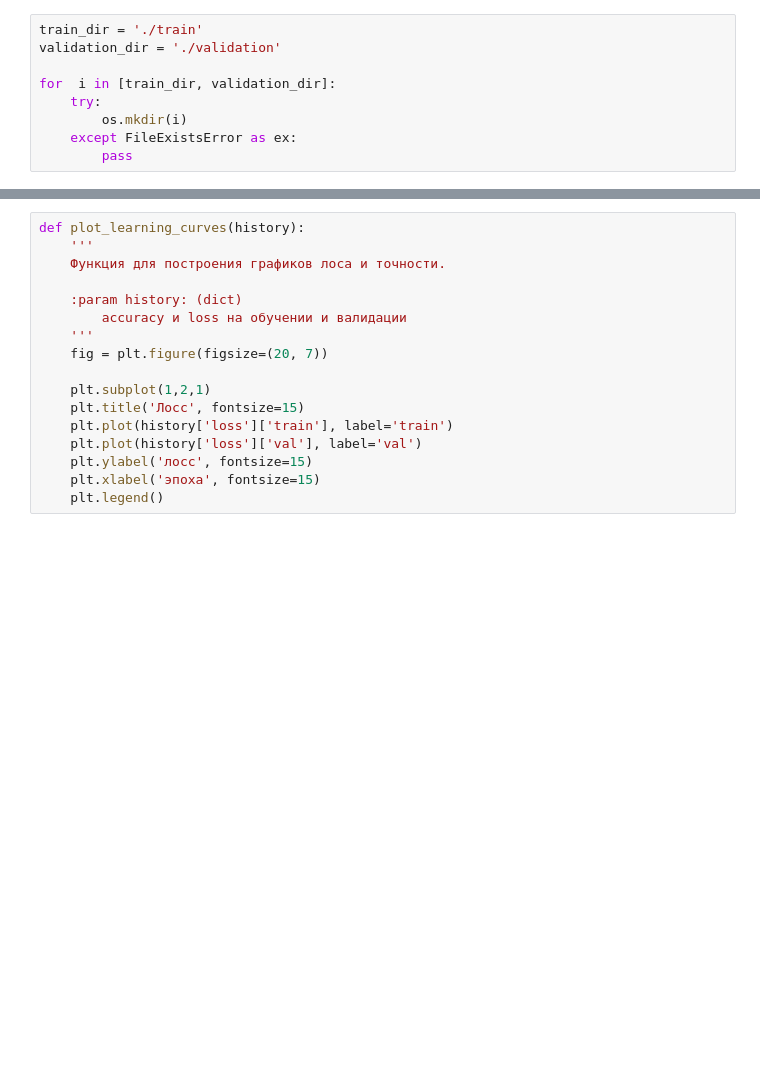
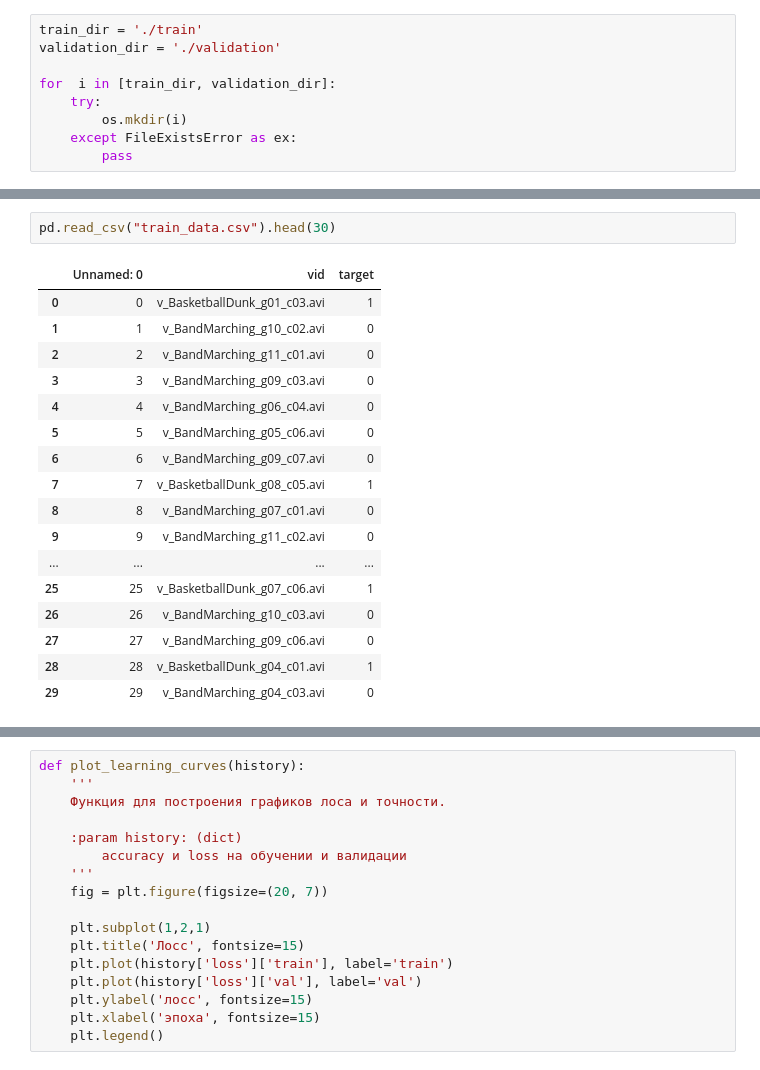
Before and after one commit to DmitryRedko/severstal_CV, a Jupyter notebook: Notebook.ipynb, the cells around one changed output, grey strips where cells are left out. Saved outputs shown, nothing was run; the diff lists cells and outputs as text; blank space fills up the shorter version.

```diff
--- a/Notebook.ipynb
+++ b/Notebook.ipynb
@@ -180,0 +348,20 @@ validation_dataloader = DataLoader(VideoRegressionDataset(
+# %%
+pd.read_csv("train_data.csv").head(30)
+# %% [output]
+|  | Unnamed: 0 | vid | target |
+| 0 | 0 | v_BasketballDunk_g01_c03.avi | 1 |
+| 1 | 1 | v_BandMarching_g10_c02.avi | 0 |
+| 2 | 2 | v_BandMarching_g11_c01.avi | 0 |
+| 3 | 3 | v_BandMarching_g09_c03.avi | 0 |
+| 4 | 4 | v_BandMarching_g06_c04.avi | 0 |
+| 5 | 5 | v_BandMarching_g05_c06.avi | 0 |
+| 6 | 6 | v_BandMarching_g09_c07.avi | 0 |
+| 7 | 7 | v_BasketballDunk_g08_c05.avi | 1 |
+| 8 | 8 | v_BandMarching_g07_c01.avi | 0 |
+| 9 | 9 | v_BandMarching_g11_c02.avi | 0 |
+| ... | ... | ... | ... |
+| 25 | 25 | v_BasketballDunk_g07_c06.avi | 1 |
+| 26 | 26 | v_BandMarching_g10_c03.avi | 0 |
+| 27 | 27 | v_BandMarching_g09_c06.avi | 0 |
+| 28 | 28 | v_BasketballDunk_g04_c01.avi | 1 |
+| 29 | 29 | v_BandMarching_g04_c03.avi | 0 |
```
Also changed, not shown: parts of 28 cells of this notebook.
